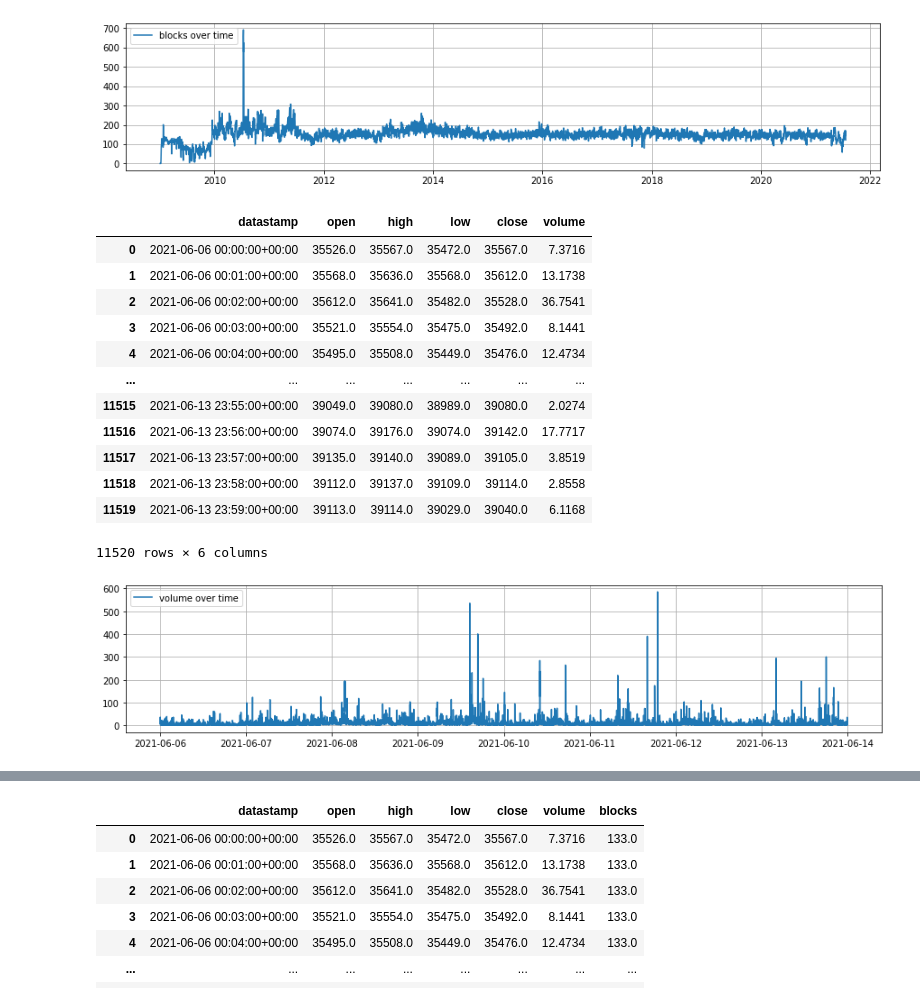
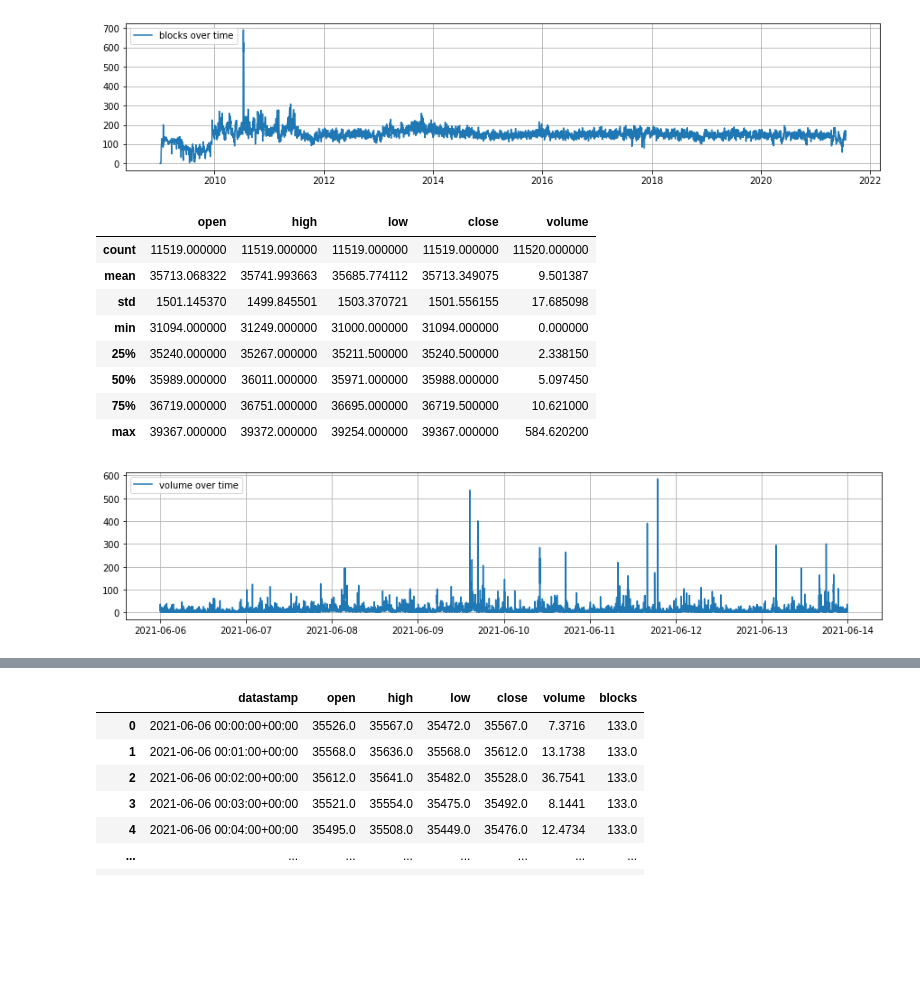
Before and after one commit to FerPapi/transfero_challenge_fp, a Jupyter notebook: Q3.ipynb, the cells around one changed output, grey strips where cells are left out. Drawn from its saved outputs; the diff is of its cells as text; code cells hidden in the pictures; blank space fills up the shorter version.

```diff
--- a/Q3.ipynb
+++ b/Q3.ipynb
@@ -96,34 +94,30 @@ Outlier block/day data:
 559   505.0 2010-07-16 00:00:00+00:00
 [figure]
 # %%
-# 3a) Creating a ohlcv dataframe
+# 3a) Creating an ohlcv dataframe
 
 from src.dataframe_operations import create_ohlcv_df
 
 # creates ohlcv dataframe
 df_ohlcv = create_ohlcv_df(trades_df, freq='1Min')
 # standardize datastamp column
 df_ohlcv = standardize_timestamp_column(df_ohlcv, 'datastamp', format='%Y-%m-%d %H-%M-%S.%f', utc=True)
 
 # sanity check plotting
 plt.figure(figsize=[15,3])
 plt.grid(True)
 plt.plot(df_ohlcv['datastamp'], df_ohlcv['volume'],label='volume over time')
 plt.legend(loc=2)
 
-df_ohlcv
+df_ohlcv.describe()
 # %% [output]
-|  | datastamp | open | high | low | close | volume |
-| 0 | 2021-06-06 00:00:00+00:00 | 35526.0 | 35567.0 | 35472.0 | 35567.0 | 7.3716 |
-| 1 | 2021-06-06 00:01:00+00:00 | 35568.0 | 35636.0 | 35568.0 | 35612.0 | 13.1738 |
-| 2 | 2021-06-06 00:02:00+00:00 | 35612.0 | 35641.0 | 35482.0 | 35528.0 | 36.7541 |
-| 3 | 2021-06-06 00:03:00+00:00 | 35521.0 | 35554.0 | 35475.0 | 35492.0 | 8.1441 |
-| 4 | 2021-06-06 00:04:00+00:00 | 35495.0 | 35508.0 | 35449.0 | 35476.0 | 12.4734 |
-| ... | ... | ... | ... | ... | ... | ... |
-| 11515 | 2021-06-13 23:55:00+00:00 | 39049.0 | 39080.0 | 38989.0 | 39080.0 | 2.0274 |
-| 11516 | 2021-06-13 23:56:00+00:00 | 39074.0 | 39176.0 | 39074.0 | 39142.0 | 17.7717 |
-| 11517 | 2021-06-13 23:57:00+00:00 | 39135.0 | 39140.0 | 39089.0 | 39105.0 | 3.8519 |
-| 11518 | 2021-06-13 23:58:00+00:00 | 39112.0 | 39137.0 | 39109.0 | 39114.0 | 2.8558 |
-| 11519 | 2021-06-13 23:59:00+00:00 | 39113.0 | 39114.0 | 39029.0 | 39040.0 | 6.1168 |
+|  | open | high | low | close | volume |
+| count | 11519.000000 | 11519.000000 | 11519.000000 | 11519.000000 | 11520.000000 |
+| mean | 35713.068322 | 35741.993663 | 35685.774112 | 35713.349075 | 9.501387 |
+| std | 1501.145370 | 1499.845501 | 1503.370721 | 1501.556155 | 17.685098 |
+| min | 31094.000000 | 31249.000000 | 31000.000000 | 31094.000000 | 0.000000 |
+| 25% | 35240.000000 | 35267.000000 | 35211.500000 | 35240.500000 | 2.338150 |
+| 50% | 35989.000000 | 36011.000000 | 35971.000000 | 35988.000000 | 5.097450 |
+| 75% | 36719.000000 | 36751.000000 | 36695.000000 | 36719.500000 | 10.621000 |
+| max | 39367.000000 | 39372.000000 | 39254.000000 | 39367.000000 | 584.620200 |
-11520 rows × 6 columns
 [figure]
```
Also changed, not shown: parts of 13 cells of this notebook, 1 other file.
